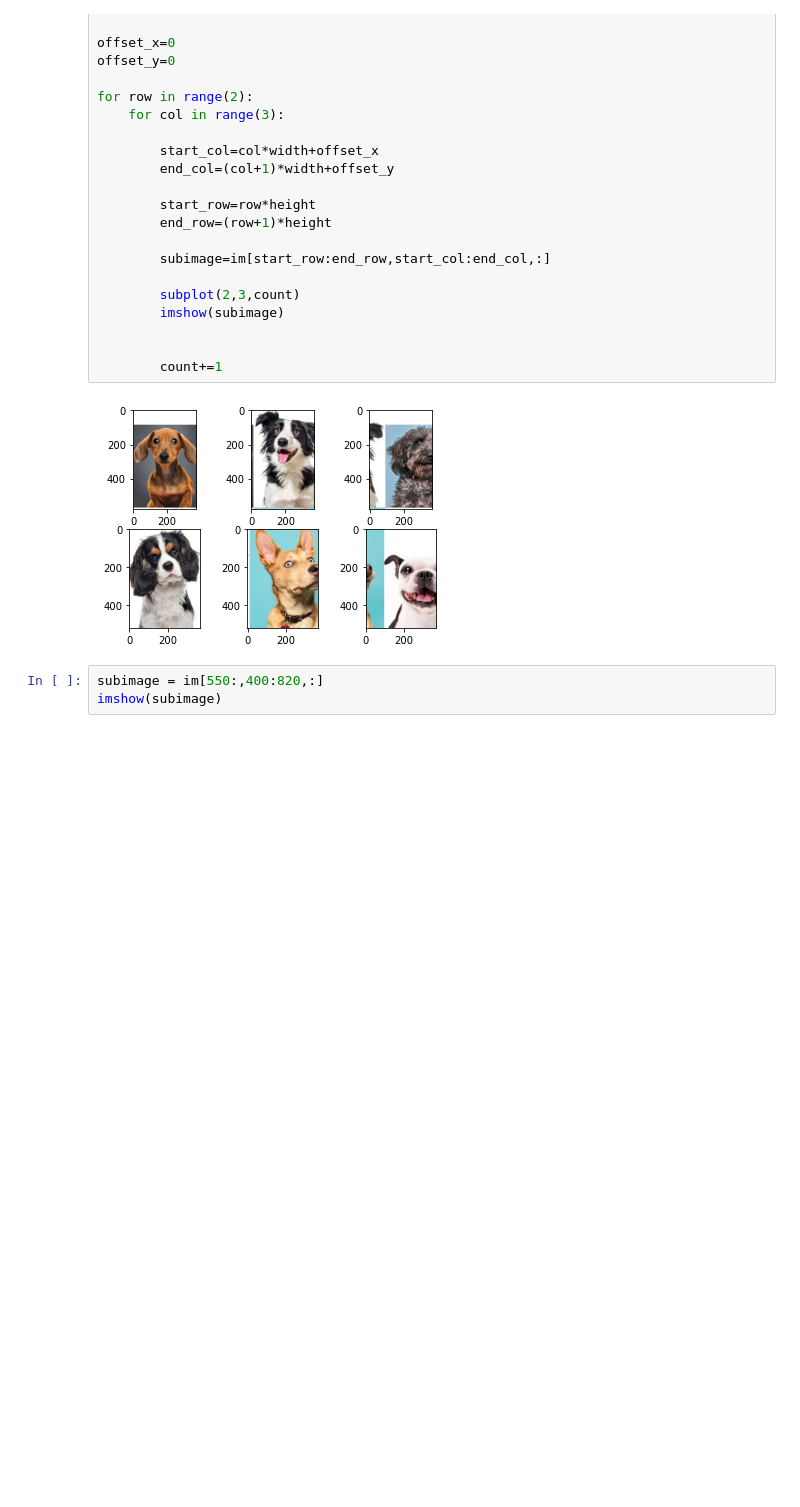
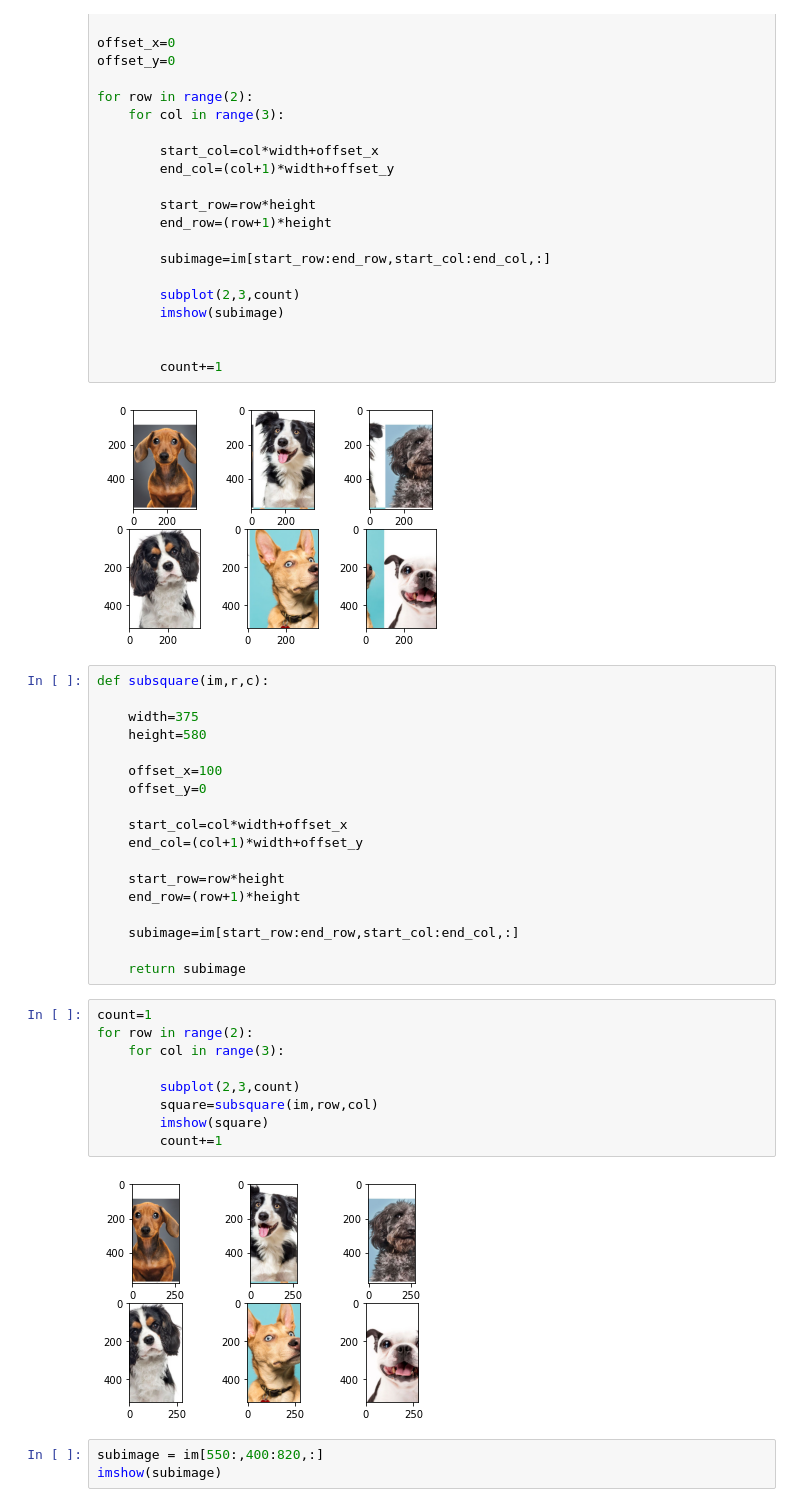
Before and after one commit to bblais/AI-and-Robotics-Fall-2020-Class-Notebooks, a Jupyter notebook: Sprint #4 - Classification and Images/2020-10-26 Exploring Images.ipynb, the cells around one changed output. Drawn from its saved outputs; the diff is of its cells as text; blank space fills up the shorter version.

Commit message:
exploring images

```diff
--- a/Sprint #4 - Classification and Images/2020-10-26 Exploring Images.ipynb
+++ b/Sprint #4 - Classification and Images/2020-10-26 Exploring Images.ipynb
@@ -265,6 +265,35 @@ for row in range(2):
         count+=1
 # %% [output]
 [figure]
+# %%
+def subsquare(im,r,c):
+
+    width=375
+    height=580
+
+    offset_x=100
+    offset_y=0
+
+    start_col=col*width+offset_x
+    end_col=(col+1)*width+offset_y
+
+    start_row=row*height
+    end_row=(row+1)*height
+
+    subimage=im[start_row:end_row,start_col:end_col,:]
+
+    return subimage
+# %%
+count=1
+for row in range(2):
+    for col in range(3):
+
+        subplot(2,3,count)
+        square=subsquare(im,row,col)
+        imshow(square)
+        count+=1
+# %% [output]
+[figure, added]
 # %%
 subimage = im[550:,400:820,:]
 imshow(subimage)
```
Also changed, not shown: 3 other files.
